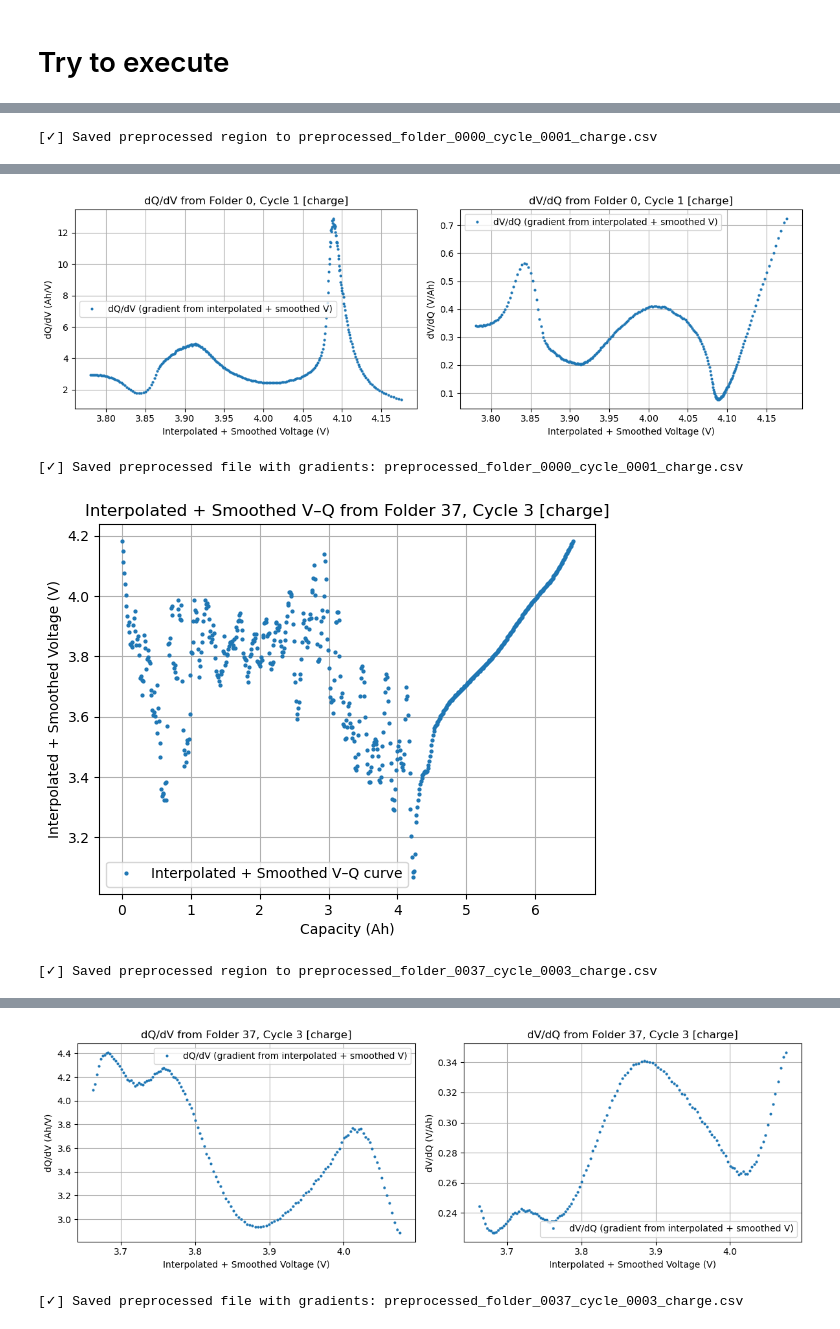
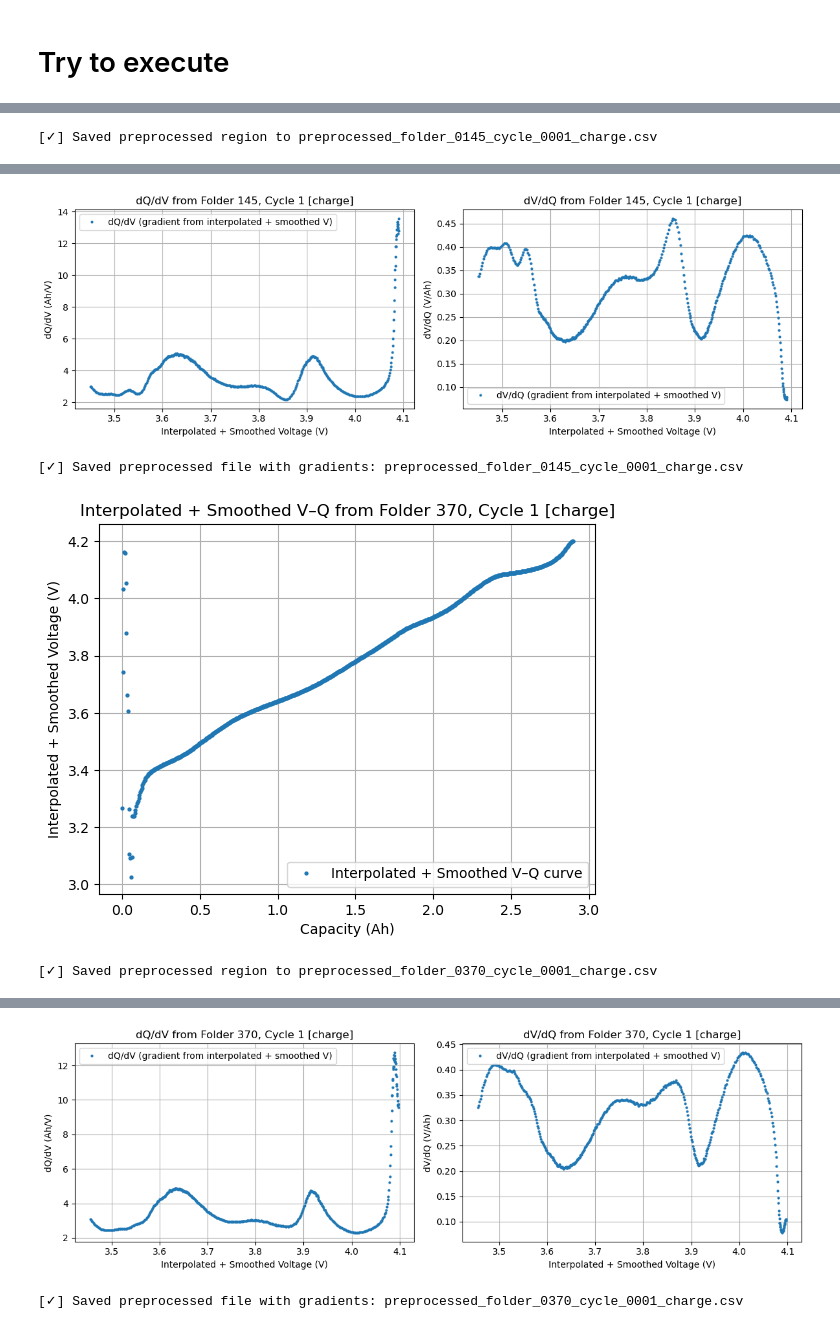
Before and after one commit to May-Cui/battery-analysis-project, a Jupyter notebook: Notebooks/utils_dev_testing.ipynb, the cells around one changed output, grey strips where cells are left out. Saved outputs shown, nothing was run; the diff lists cells and outputs as text; code cells hidden in the pictures.

```diff
--- a/Notebooks/utils_dev_testing.ipynb
+++ b/Notebooks/utils_dev_testing.ipynb
@@ -26,17 +28,27 @@ dvdq = 'dV/dQ(V/Ah)'
 dqdv_calc = 'dQ/dV (computed from preprocessed V) (Ah/V)'
 dvdq_calc = 'dV/dQ (computed from preprocessed V) (V/Ah)'
 # %%
+from pathlib import Path
+
 def get_paths():
     """
     Returns a dictionary of commonly used output paths for plots and data.
+    Automatically creates all directories if they do not exist.
     """
     current_dir = Path.cwd()
-    return {
+
+    paths = {
+        "processed_cache": current_dir.parent / 'Data' / 'processed_cache',
         "output_vq_plot_path": current_dir.parent / 'Plots' / 'vq_curves',
         "output_differential_plot_path": current_dir.parent / 'Plots' / 'differential_curves',
         "output_multicycle_plot_path": current_dir.parent / 'Plots' / 'multicycle',
         "output_mono_data_path": current_dir.parent / 'Data' / 'monotonic_segments'
     }
+
+    for path in paths.values():
+        path.mkdir(parents=True, exist_ok=True)
+
+    return paths
 # %%
 def build_cycle_file_map():
     """
@@ -549,8 +625,14 @@ plot_selected_vq(
 save_from_qrange(
     # (folder_no, cycle_no, q_min, q_max)
     inputs = [
-    (0, 1, 1.6, 3),
-    (37, 3, 4.8, 6.3)],
+        (145, 1, 0.4, 2.6),
+        (370, 1, 0.4, 2.6),
+        (445, 1, 0.4, 2.6),
+        (520, 1, 0.4, 2.6),
+        (670, 1, 0.4, 2.6),
+        (895, 1, 0.4, 2.6),
+        (970, 1, 0.4, 2.6)
+    ],
 
     # str, Segment type
     process='charge',
@@ -582 +664 @@ save_from_qrange(
-[✓] Saved preprocessed region to preprocessed_folder_0000_cycle_0001_charge.csv
+[✓] Saved preprocessed region to preprocessed_folder_0145_cycle_0001_charge.csv
@@ -584,4 +666,4 @@ save_from_qrange(
-[figure, old version]
+[figure, new version]
-[✓] Saved preprocessed file with gradients: preprocessed_folder_0000_cycle_0001_charge.csv
+[✓] Saved preprocessed file with gradients: preprocessed_folder_0145_cycle_0001_charge.csv
-[figure, old version]
+[figure, new version]
-[✓] Saved preprocessed region to preprocessed_folder_0037_cycle_0003_charge.csv
+[✓] Saved preprocessed region to preprocessed_folder_0370_cycle_0001_charge.csv
@@ -589,2 +671,2 @@ save_from_qrange(
-[figure, old version]
+[figure, new version]
-[✓] Saved preprocessed file with gradients: preprocessed_folder_0037_cycle_0003_charge.csv
+[✓] Saved preprocessed file with gradients: preprocessed_folder_0370_cycle_0001_charge.csv
```
Also changed, not shown: parts of 7 cells of this notebook.
